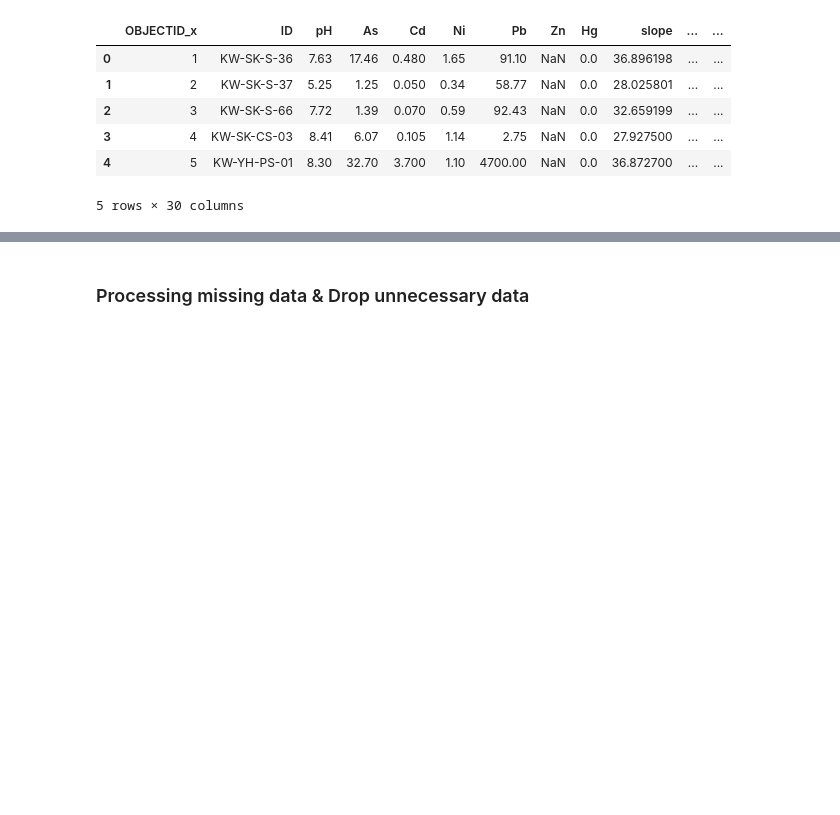
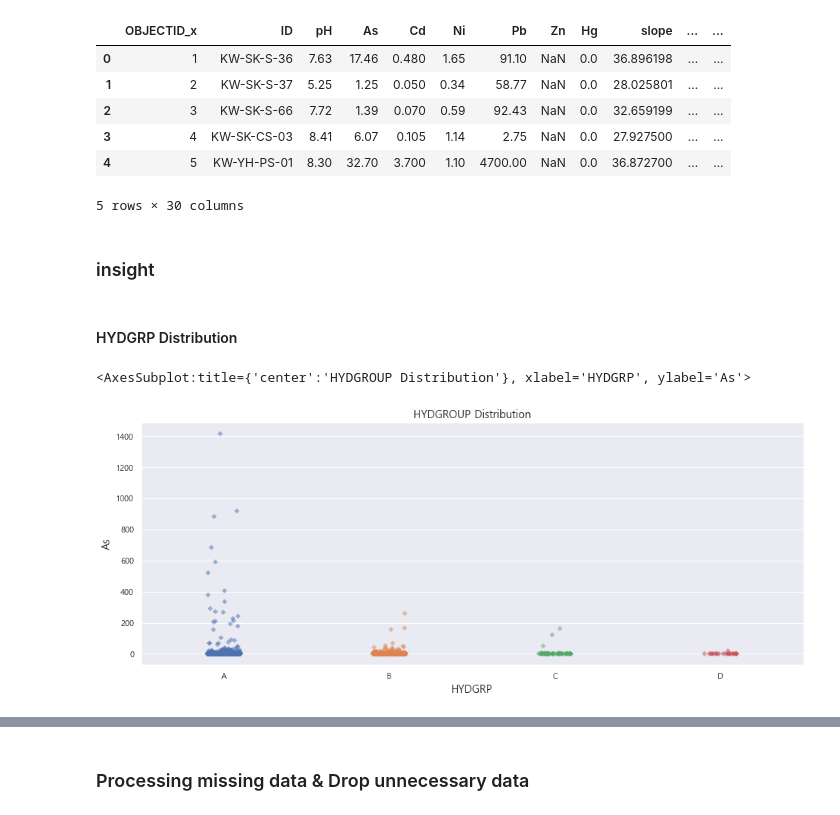
Before and after one commit to jyssys/graduation-thesis, a Jupyter notebook: soil_polution_predict copy.ipynb, the cells around one changed output, grey strips where cells are left out. Drawn from its saved outputs; the diff is of its cells as text; code cells hidden in the pictures; blank space fills up the shorter version.

```diff
--- a/soil_polution_predict copy.ipynb
+++ b/soil_polution_predict copy.ipynb
@@ -71,3 +72,18 @@ data.head()
 | 3 | 4 | KW-SK-CS-03 | 8.41 | 6.07 | 0.105 | 1.14 | 2.75 | NaN | 0.0 | 27.927500 | ... | ... |
 | 4 | 5 | KW-YH-PS-01 | 8.30 | 32.70 | 3.700 | 1.10 | 4700.00 | NaN | 0.0 | 36.872700 | ... | ... |
 5 rows × 30 columns
+# %% [markdown]
+### insight
+# %% [markdown]
+#### HYDGRP Distribution
+# %%
+fig, ax = plt.subplots(figsize=(16, 6))
+
+ax.set_title('HYDGROUP Distribution', size='large')
+ax.set_xlabel('HYDGROUP', size='large')
+ax.set_ylabel('As Concentration', size='large')
+
+sns.stripplot(x = 'HYDGRP', y = 'As', data = data, order = ['A','B','C','D'], ax=ax, marker='D', alpha=.5)
+# %% [output]
+<AxesSubplot:title={'center':'HYDGROUP Distribution'}, xlabel='HYDGRP', ylabel='As'>
+[figure, added]
```
Also changed, not shown: parts of 58 cells of this notebook, 6 other files.
